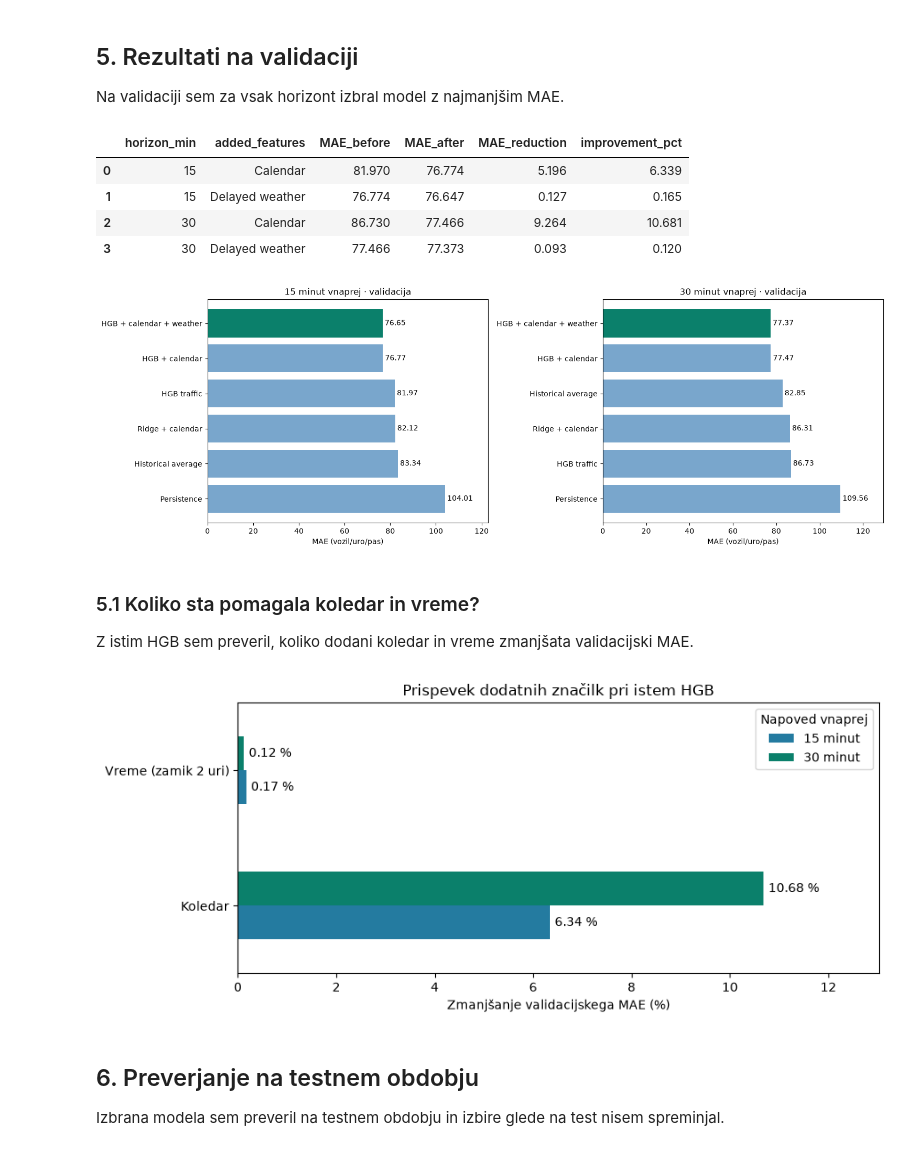
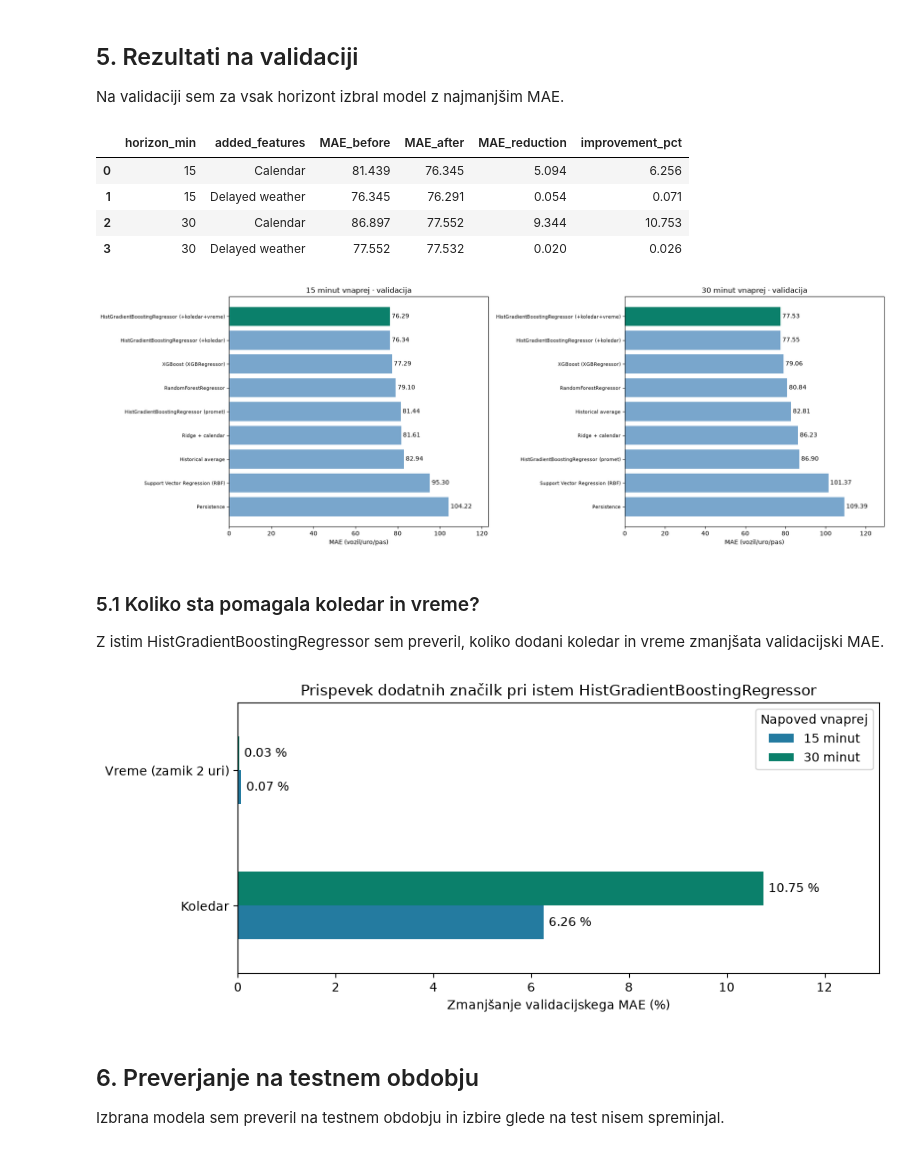
Before and after one commit to bagiicpp/traffic-twin, a Jupyter notebook: notebooks/07_feature_model_comparison.ipynb, the cells around one changed output. Saved outputs shown, nothing was run; the diff lists cells and outputs as text; code cells hidden in the pictures.

Commit message:
Add hyperparameter tuning and metric plots to notebook 07

```diff
--- a/notebooks/07_feature_model_comparison.ipynb
+++ b/notebooks/07_feature_model_comparison.ipynb
@@ -11,17 +11,18 @@ from pathlib import Path
 import os
 import gc
 import time
-import duckdb
 import numpy as np
 import pandas as pd
 import matplotlib.pyplot as plt
 import joblib
 from IPython.display import display
-from sklearn.compose import ColumnTransformer
+from sklearn.compose import ColumnTransformer, TransformedTargetRegressor
 from sklearn.pipeline import make_pipeline
 from sklearn.preprocessing import OneHotEncoder, StandardScaler
 from sklearn.linear_model import Ridge
-from sklearn.ensemble import HistGradientBoostingRegressor
+from sklearn.svm import SVR
+from xgboost import XGBRegressor
+from sklearn.ensemble import HistGradientBoostingRegressor, RandomForestRegressor
 from sklearn.metrics import mean_absolute_error, mean_squared_error
 from threadpoolctl import threadpool_limits
 
@@ -31,6 +32,8 @@ VAL_END = pd.Timestamp('2015-11-07')
 YEAR_END = pd.Timestamp('2016-01-01')
 HORIZONS = (15, 30)
 TRAIN_SAMPLE_SIZE = 300_000
+SVR_SAMPLE_SIZE = 5_000
+EVALUATION_SAMPLE_SIZE = 20_000
 ORIGIN_STEP_MINUTES = 15
 WEATHER_DELAY_HOURS = 2
 N_JOBS = 2
@@ -44,5 +47,3 @@ if DATA_DIR is None:
 OUTPUT_DIR = DATA_DIR / 'outputs/07_model_comparison'
 OUTPUT_DIR.mkdir(parents=True, exist_ok=True)
 TRAFFIC_PATH = DATA_DIR / required[0]
-con = duckdb.connect()
-con.execute('SET threads = 2')
@@ -284,7 +328,7 @@ assert data.loc[train_indices].detid.nunique() == len(detector_ids)
 for horizon in HORIZONS:
     frame = horizon_frame(horizon)
     train = frame.loc[train_indices]
-    val = frame.loc[frame.split.eq('validation')]
+    val = evaluation_sample(frame.loc[frame.split.eq('validation')])
     y = val[f'target_{horizon}m']
     fitted[horizon] = {}
     for name, column in [('Persistence', 'flow'), ('Historical average', 'historical_prediction')]:
@@ -294,20 +338,23 @@ for horizon in HORIZONS:
         model = make_estimator(kind, features)
         start = time.perf_counter()
         with threadpool_limits(limits=N_JOBS):
-            model.fit(train[features], train[f'target_{horizon}m'])
+            training = model_training_rows(train, kind)
+            model.fit(training[features], training[f'target_{horizon}m'])
             pred = model.predict(val[features])
         seconds = time.perf_counter() - start
         fitted[horizon][name] = model
-        validation_rows.append(score(y, pred, name, horizon, 'validation', seconds))
+        row = score(y, pred, name, horizon, 'validation', seconds)
+        row['training_samples'] = len(training)
+        validation_rows.append(row)
         print(f'{horizon}m | {name}: MAE={validation_rows[-1]["MAE"]:.3f} ({seconds:.1f}s)', flush=True)
     ranked = pd.DataFrame(validation_rows).query('horizon_min == @horizon').sort_values(['MAE', 'RMSE', 'model'])
     assert ranked.samples.nunique() == 1
     winners[horizon] = ranked.iloc[0]['model']
     print(f'Izbran model za {horizon} min: {winners[horizon]}', flush=True)
-    del frame, train, val
+    del frame, train, val, training
     gc.collect()
 
 validation_results = pd.DataFrame(validation_rows).sort_values(['horizon_min', 'MAE', 'RMSE'])
 validation_results.to_csv(OUTPUT_DIR / 'validation_metrics.csv', index=False)
-display(validation_results[['horizon_min', 'model', 'MAE', 'RMSE', 'samples']].round(3))
+display(validation_results[['horizon_min', 'model', 'MAE', 'RMSE', 'samples', 'training_samples']].round(3))
 # %% [output]
@@ -341,40 +398,41 @@ Na validaciji sem za vsak horizont izbral model z najmanjšim MAE.
 # %%
 ablation_rows = []
 for horizon in HORIZONS:
     v = validation_results.query('horizon_min == @horizon').set_index('model')
     for before, after, addition in [
-        ('HGB traffic', 'HGB + calendar', 'Calendar'),
-        ('HGB + calendar', 'HGB + calendar + weather', 'Delayed weather'),
+        ('HistGradientBoostingRegressor (promet)', 'HistGradientBoostingRegressor (+koledar)', 'Calendar'),
+        ('HistGradientBoostingRegressor (+koledar)', 'HistGradientBoostingRegressor (+koledar+vreme)', 'Delayed weather'),
     ]:
         reduction = v.loc[before, 'MAE'] - v.loc[after, 'MAE']
         ablation_rows.append({'horizon_min': horizon, 'added_features': addition,
             'MAE_before': v.loc[before, 'MAE'], 'MAE_after': v.loc[after, 'MAE'],
             'MAE_reduction': reduction, 'improvement_pct': 100 * reduction / v.loc[before, 'MAE']})
 ablation = pd.DataFrame(ablation_rows)
 ablation.to_csv(OUTPUT_DIR / 'feature_ablation.csv', index=False)
 display(ablation.round(3))
 
-fig, axes = plt.subplots(1, 2, figsize=(15, 5), layout='constrained')
+fig, axes = plt.subplots(1, 2, figsize=(18, 6), layout='constrained')
 for ax, horizon in zip(axes, HORIZONS):
     values = validation_results.query('horizon_min == @horizon').sort_values('MAE', ascending=False)
     colors = ['#0b806b' if n == winners[horizon] else '#79a6cc' for n in values.model]
     bars = ax.barh(values.model, values.MAE, color=colors)
+    ax.tick_params(axis='y', labelsize=8)
     ax.bar_label(bars, fmt='%.2f', padding=3)
     ax.set(title=f'{horizon} minut vnaprej · validacija', xlabel='MAE (vozil/uro/pas)')
     ax.set_xlim(0, values.MAE.max() * 1.18)
 fig.savefig(OUTPUT_DIR / 'validation_comparison.png', dpi=150, bbox_inches='tight')
 plt.show()
 # %% [output]
 |  | horizon_min | added_features | MAE_before | MAE_after | MAE_reduction | improvement_pct |
-| 0 | 15 | Calendar | 81.970 | 76.774 | 5.196 | 6.339 |
-| 1 | 15 | Delayed weather | 76.774 | 76.647 | 0.127 | 0.165 |
-| 2 | 30 | Calendar | 86.730 | 77.466 | 9.264 | 10.681 |
-| 3 | 30 | Delayed weather | 77.466 | 77.373 | 0.093 | 0.120 |
+| 0 | 15 | Calendar | 81.439 | 76.345 | 5.094 | 6.256 |
+| 1 | 15 | Delayed weather | 76.345 | 76.291 | 0.054 | 0.071 |
+| 2 | 30 | Calendar | 86.897 | 77.552 | 9.344 | 10.753 |
+| 3 | 30 | Delayed weather | 77.552 | 77.532 | 0.020 | 0.026 |
-[figure, old version]
+[figure, new version]
 # %% [markdown]
 ### 5.1 Koliko sta pomagala koledar in vreme?
 
-Z istim HGB sem preveril, koliko dodani koledar in vreme zmanjšata validacijski MAE.
+Z istim HistGradientBoostingRegressor sem preveril, koliko dodani koledar in vreme zmanjšata validacijski MAE.
 # %%
 feature_labels = {'Calendar': 'Koledar', 'Delayed weather': 'Vreme (zamik 2 uri)'}
 gains = ablation.pivot(index='added_features', columns='horizon_min', values='improvement_pct')
@@ -384,7 +442,7 @@ ax = gains.plot.barh(figsize=(9, 4), color=['#247ba0', '#0b806b'])
 for bars in ax.containers:
     ax.bar_label(bars, fmt='%.2f %%', padding=4)
 ax.axvline(0, color='#555555', linewidth=0.8)
-ax.set(title='Prispevek dodatnih značilk pri istem HGB',
+ax.set(title='Prispevek dodatnih značilk pri istem HistGradientBoostingRegressor',
        xlabel='Zmanjšanje validacijskega MAE (%)', ylabel='')
 ax.legend(title='Napoved vnaprej')
 ax.margins(x=0.22)
@@ -392,7 +450,7 @@ plt.tight_layout()
 plt.savefig(OUTPUT_DIR / 'feature_contribution.png', dpi=150, bbox_inches='tight')
 plt.show()
 # %% [output]
-[figure, old version]
+[figure, new version]
 # %% [markdown]
 ## 6. Preverjanje na testnem obdobju
 
```
Also changed, not shown: parts of 20 cells of this notebook, 2 other files.
